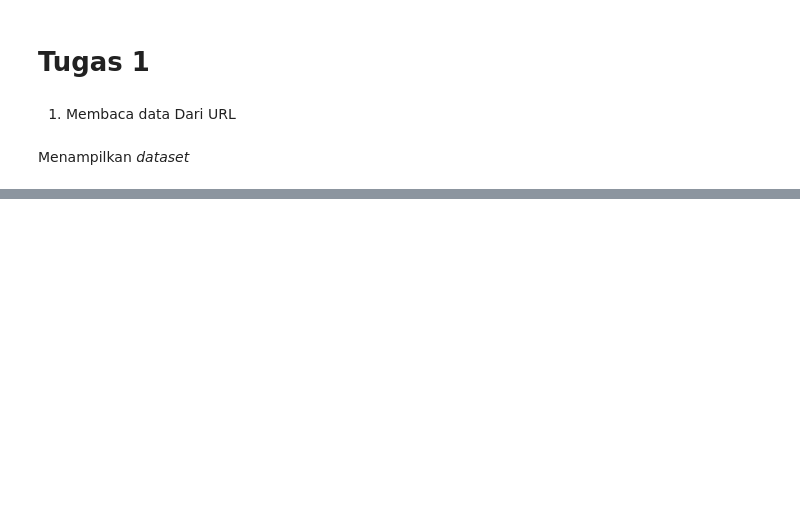
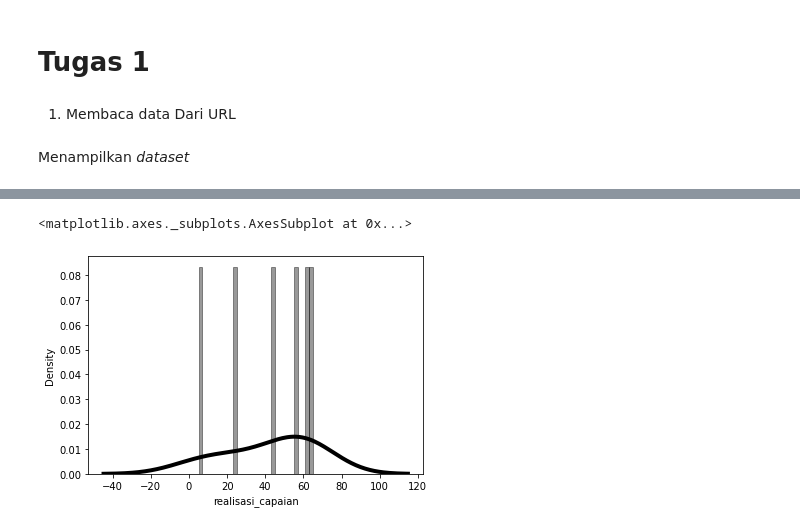
Before and after one commit to Ihsan210702/datamining, a Jupyter notebook: _sources/Tugas-1.ipynb, the cells around one changed output, grey strips where cells are left out. Cells and saved outputs as stored; diff of their text form; code cells hidden in the pictures; blank space fills up the shorter version.

```diff
--- a/_sources/Tugas-1.ipynb
+++ b/_sources/Tugas-1.ipynb
@@ -55,0 +255,8 @@ sns.distplot(c['jumlah_target_denominator\n'],kde=True,
+# %%
+sns.distplot(c['realisasi_capaian'],kde=True,
+             bins= int(150/5),color='black',
+             hist_kws={'edgecolor':'black'},
+             kde_kws={'linewidth':4})
+# %% [output]
+<matplotlib.axes._subplots.AxesSubplot at 0x...>
+[figure, added]
```
Also changed, not shown: parts of 26 cells of this notebook, 14 other files.
